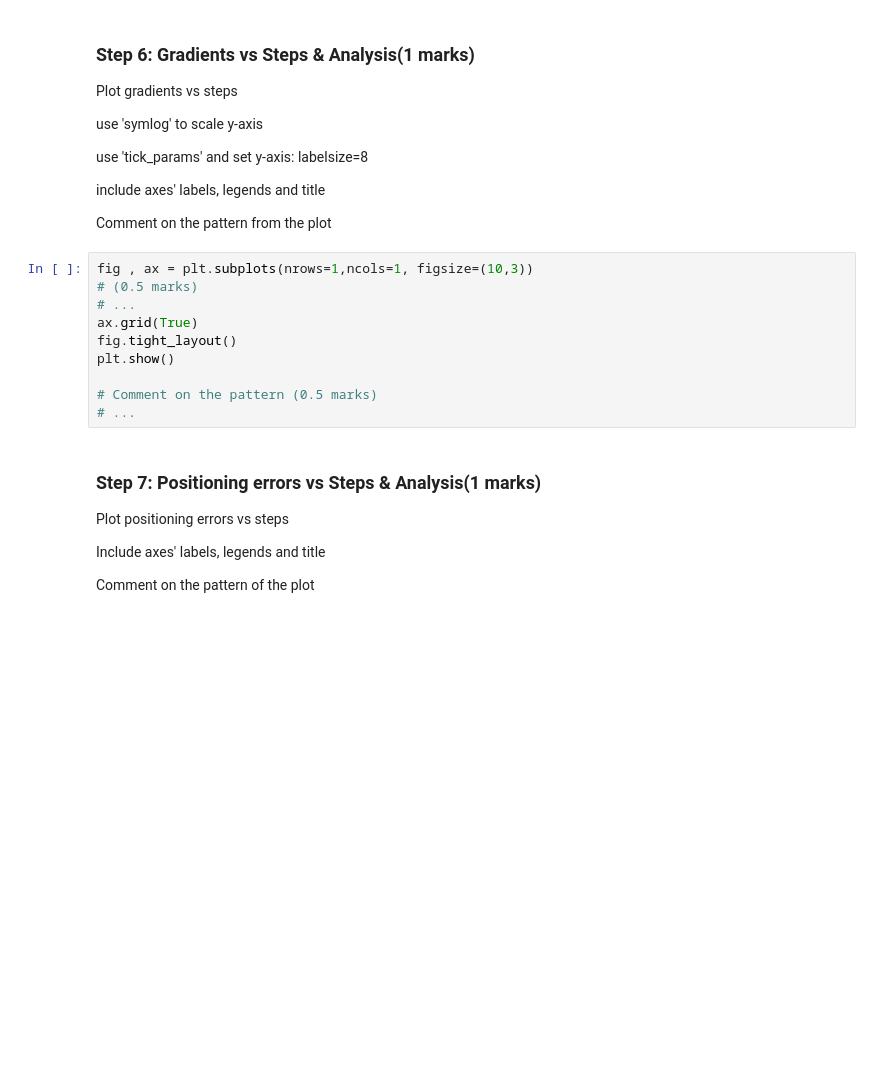
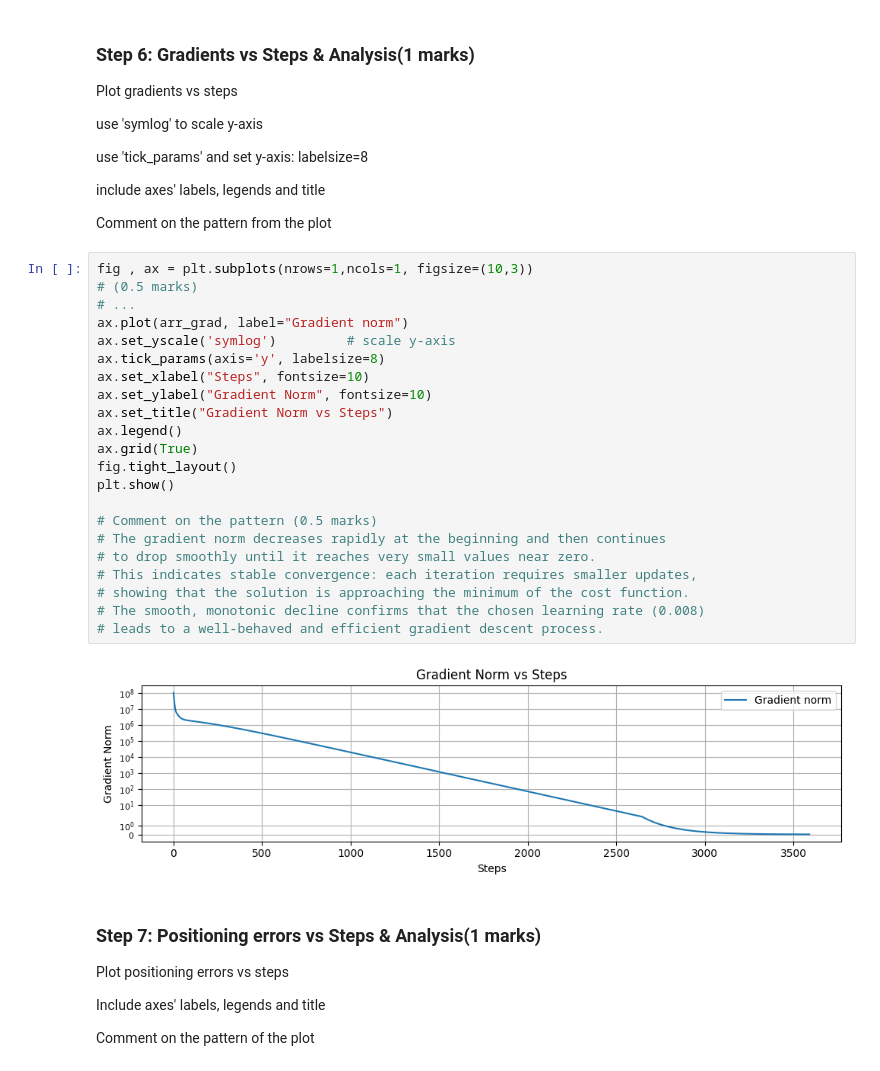
Before and after one commit to NazilaAbedini/ENGG680_2025_Fall, a Jupyter notebook: Lab_Assignment2/Assignment2_Upload.ipynb, the cells around one changed output. Cells and saved outputs as stored; diff of their text form; blank space fills up the shorter version.

```diff
--- a/Lab_Assignment2/Assignment2_Upload.ipynb
+++ b/Lab_Assignment2/Assignment2_Upload.ipynb
@@ -673,16 +687,30 @@ use 'tick_params' and set y-axis: labelsize=8
 include axes' labels, legends and title
 
 Comment on the pattern from the plot
-# %%
-fig , ax = plt.subplots(nrows=1,ncols=1, figsize=(10,3))
-# (0.5 marks)
-# ...
-ax.grid(True)
-fig.tight_layout()
-plt.show()
-
-# Comment on the pattern (0.5 marks)
-# ...
+# %%
+fig , ax = plt.subplots(nrows=1,ncols=1, figsize=(10,3))
+# (0.5 marks)
+# ...
+ax.plot(arr_grad, label="Gradient norm")
+ax.set_yscale('symlog')         # scale y-axis
+ax.tick_params(axis='y', labelsize=8)
+ax.set_xlabel("Steps", fontsize=10)
+ax.set_ylabel("Gradient Norm", fontsize=10)
+ax.set_title("Gradient Norm vs Steps")
+ax.legend()
+ax.grid(True)
+fig.tight_layout()
+plt.show()
+
+# Comment on the pattern (0.5 marks)
+# The gradient norm decreases rapidly at the beginning and then continues
+# to drop smoothly until it reaches very small values near zero.
+# This indicates stable convergence: each iteration requires smaller updates,
+# showing that the solution is approaching the minimum of the cost function.
+# The smooth, monotonic decline confirms that the chosen learning rate (0.008)
+# leads to a well-behaved and efficient gradient descent process.
+# %% [output]
+[figure, added]
 # %% [markdown]
 ### Step 7: Positioning errors vs Steps & Analysis(1 marks)
 Plot positioning errors vs steps
```
Also changed, not shown: parts of 14 cells of this notebook.
